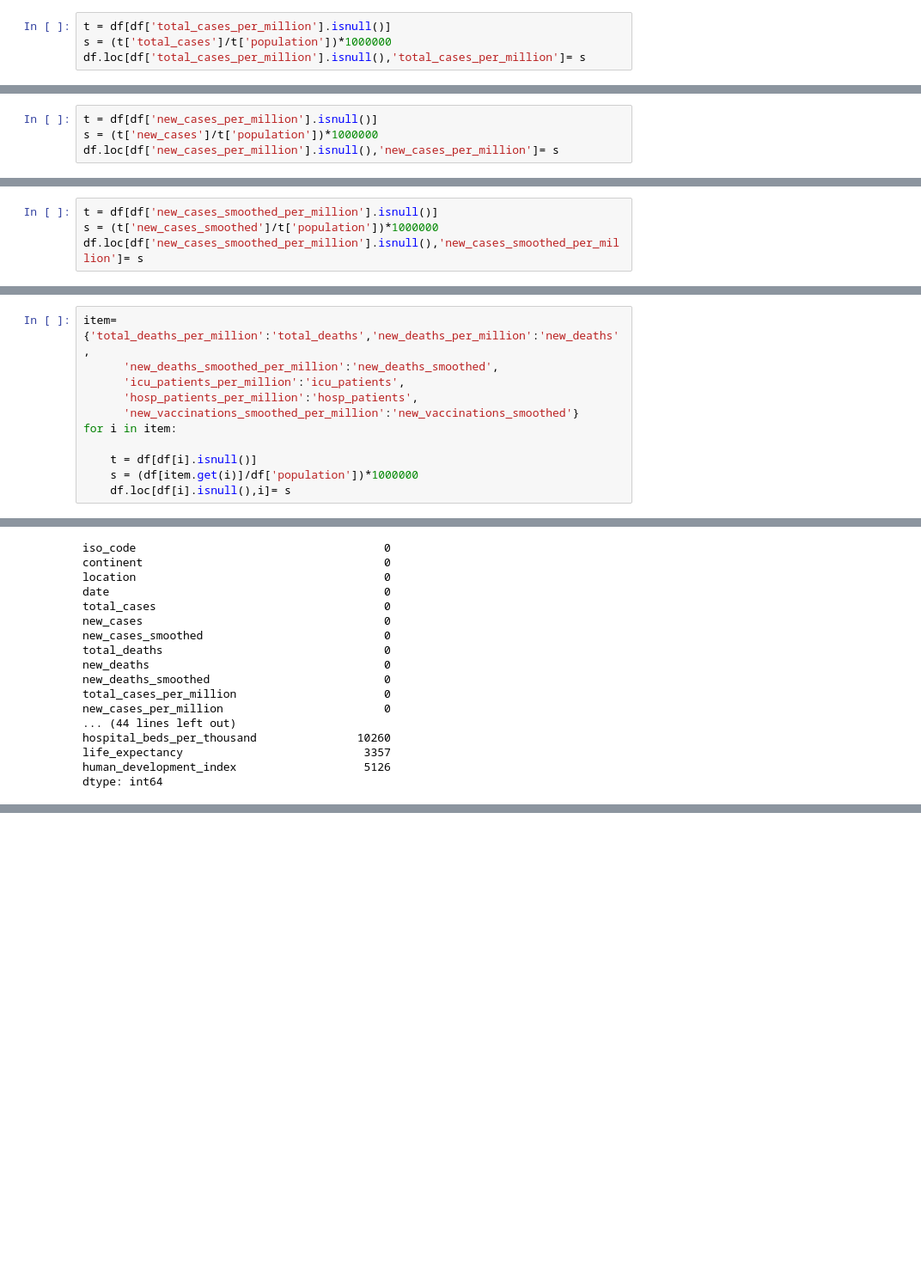
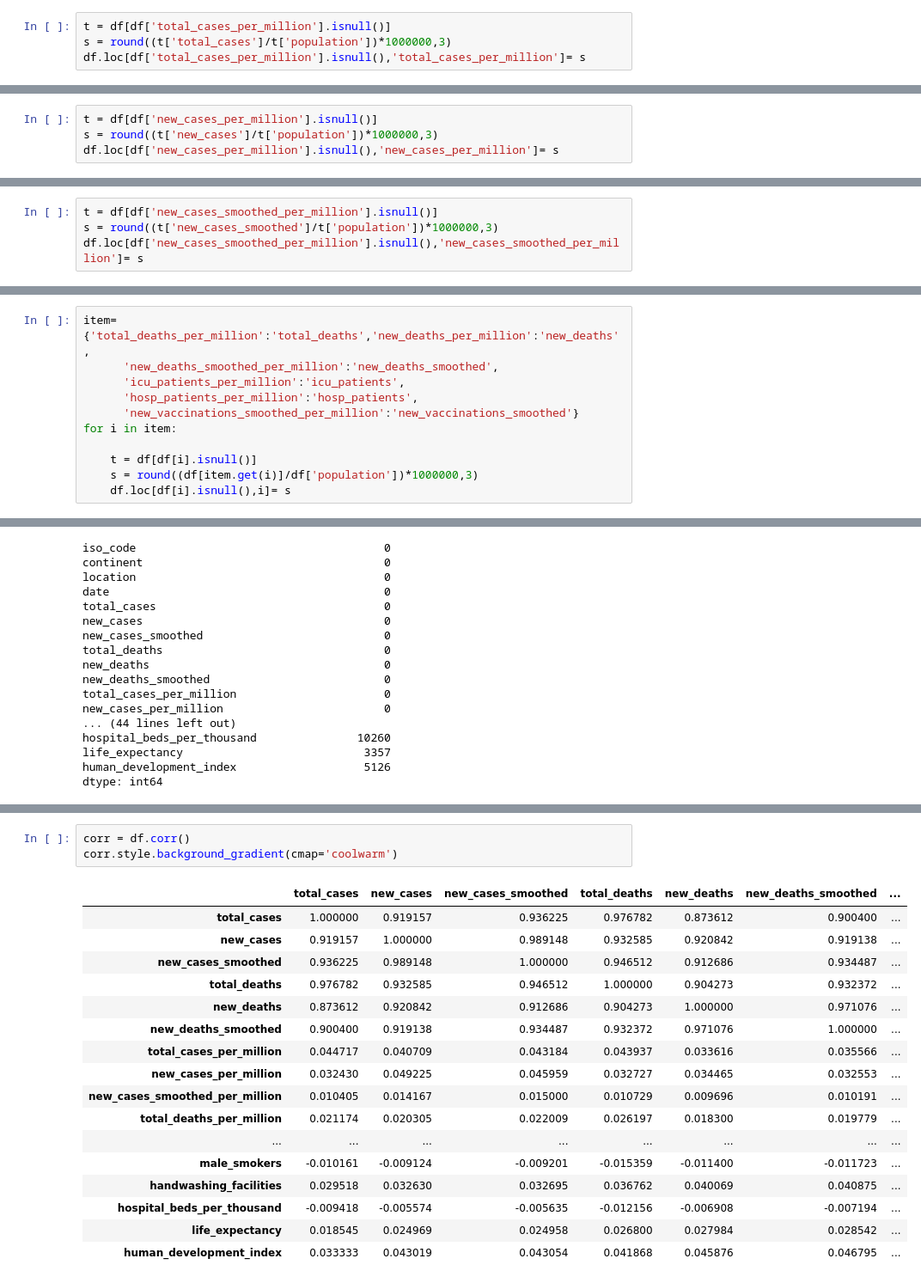
Before and after one commit to mesha4545a/Final_Project_-DS-, a Jupyter notebook: Untitled.ipynb, the cells around one changed output, grey strips where cells are left out. Shown at 86% size. Saved outputs shown, nothing was run; the diff lists cells and outputs as text; blank space fills up the shorter version.

```diff
--- a/Untitled.ipynb
+++ b/Untitled.ipynb
@@ -1867,7 +1867,7 @@ r
 68071 rows × 5 columns
 # %%
 t = df[df['total_cases_per_million'].isnull()]
-s = (t['total_cases']/t['population'])*1000000
+s = round((t['total_cases']/t['population'])*1000000,3)
 df.loc[df['total_cases_per_million'].isnull(),'total_cases_per_million']= s
 # %%
 df.total_cases_per_million.isnull().sum()
@@ -1895,7 +1895,7 @@ human_development_index                   5126
 dtype: int64
 # %%
 t = df[df['new_cases_per_million'].isnull()]
-s = (t['new_cases']/t['population'])*1000000
+s = round((t['new_cases']/t['population'])*1000000,3)
 df.loc[df['new_cases_per_million'].isnull(),'new_cases_per_million']= s
 # %%
 df.isnull().sum()
@@ -1919,7 +1919,7 @@ human_development_index                   5126
 dtype: int64
 # %%
 t = df[df['new_cases_smoothed_per_million'].isnull()]
-s = (t['new_cases_smoothed']/t['population'])*1000000
+s = round((t['new_cases_smoothed']/t['population'])*1000000,3)
 df.loc[df['new_cases_smoothed_per_million'].isnull(),'new_cases_smoothed_per_million']= s
 # %%
 df.isnull().sum()
@@ -1950,7 +1950,7 @@ item={'total_deaths_per_million':'total_deaths','new_deaths_per_million':'new_de
 for i in item:
 
     t = df[df[i].isnull()]
-    s = (df[item.get(i)]/df['population'])*1000000
+    s = round((df[item.get(i)]/df['population'])*1000000,3)
     df.loc[df[i].isnull(),i]= s
 # %%
 df.isnull().sum()
@@ -1974,0 +1990,21 @@ dtype: int64
+# %%
+corr = df.corr()
+corr.style.background_gradient(cmap='coolwarm')
+# %% [output]
+|  | total_cases | new_cases | new_cases_smoothed | total_deaths | new_deaths | new_deaths_smoothed | ... |
+| total_cases | 1.000000 | 0.919157 | 0.936225 | 0.976782 | 0.873612 | 0.900400 | ... |
+| new_cases | 0.919157 | 1.000000 | 0.989148 | 0.932585 | 0.920842 | 0.919138 | ... |
+| new_cases_smoothed | 0.936225 | 0.989148 | 1.000000 | 0.946512 | 0.912686 | 0.934487 | ... |
+| total_deaths | 0.976782 | 0.932585 | 0.946512 | 1.000000 | 0.904273 | 0.932372 | ... |
+| new_deaths | 0.873612 | 0.920842 | 0.912686 | 0.904273 | 1.000000 | 0.971076 | ... |
+| new_deaths_smoothed | 0.900400 | 0.919138 | 0.934487 | 0.932372 | 0.971076 | 1.000000 | ... |
+| total_cases_per_million | 0.044717 | 0.040709 | 0.043184 | 0.043937 | 0.033616 | 0.035566 | ... |
+| new_cases_per_million | 0.032430 | 0.049225 | 0.045959 | 0.032727 | 0.034465 | 0.032553 | ... |
+| new_cases_smoothed_per_million | 0.010405 | 0.014167 | 0.015000 | 0.010729 | 0.009696 | 0.010191 | ... |
+| total_deaths_per_million | 0.021174 | 0.020305 | 0.022009 | 0.026197 | 0.018300 | 0.019779 | ... |
+| ... | ... | ... | ... | ... | ... | ... | ... |
+| male_smokers | -0.010161 | -0.009124 | -0.009201 | -0.015359 | -0.011400 | -0.011723 | ... |
+| handwashing_facilities | 0.029518 | 0.032630 | 0.032695 | 0.036762 | 0.040069 | 0.040875 | ... |
+| hospital_beds_per_thousand | -0.009418 | -0.005574 | -0.005635 | -0.012156 | -0.006908 | -0.007194 | ... |
+| life_expectancy | 0.018545 | 0.024969 | 0.024958 | 0.026800 | 0.027984 | 0.028542 | ... |
+| human_development_index | 0.033333 | 0.043019 | 0.043054 | 0.041868 | 0.045876 | 0.046795 | ... |
```
Also changed, not shown: parts of 27 cells of this notebook, 1 other file.
